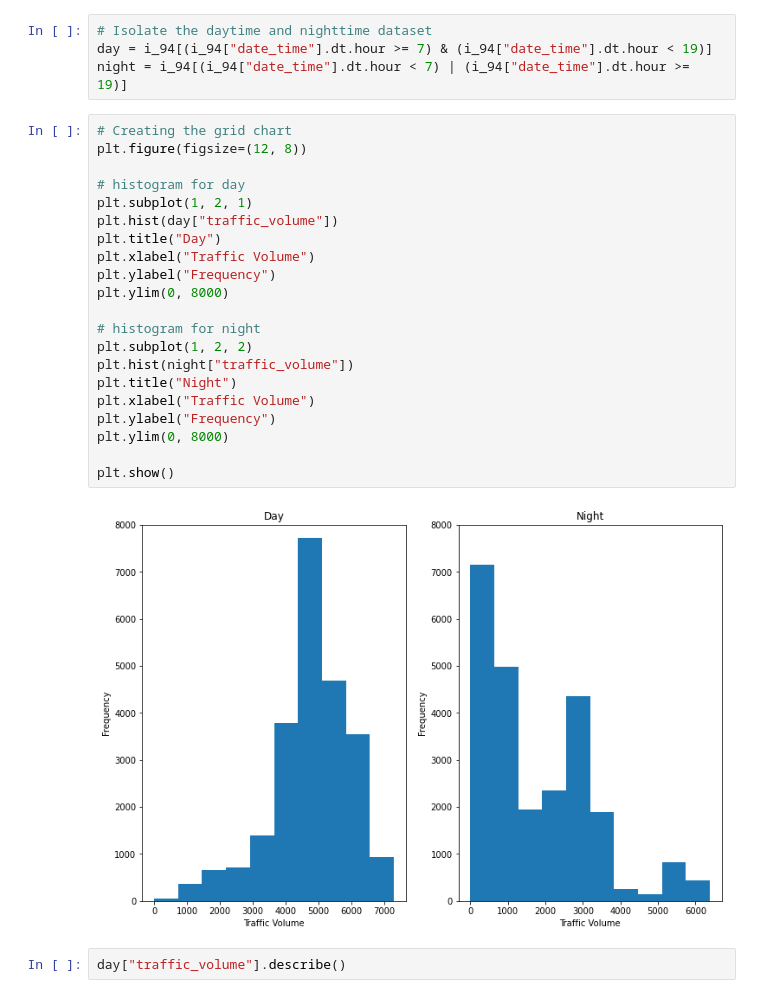
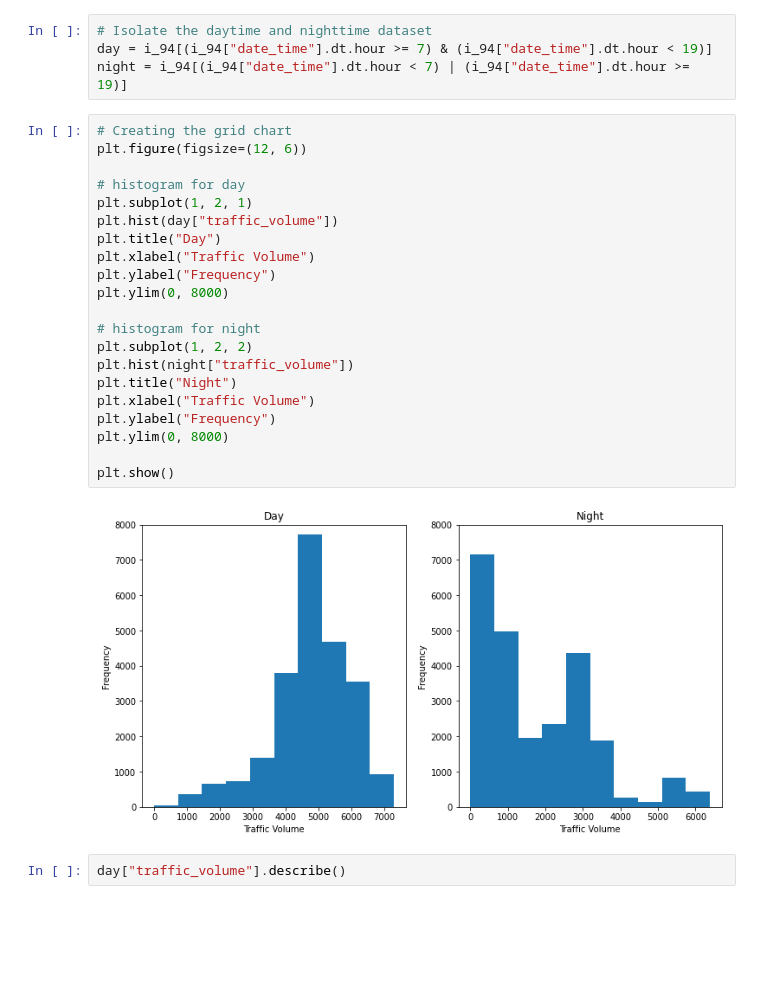
Before and after one commit to bismaanuger/Heavy-Traffic-Indicators-on-I-94, a Jupyter notebook: i_94.ipynb, the cells around one changed output. Cells and saved outputs as stored; diff of their text form; blank space fills up the shorter version.

```diff
--- a/i_94.ipynb
+++ b/i_94.ipynb
@@ -92,27 +92,27 @@ day = i_94[(i_94["date_time"].dt.hour >= 7) & (i_94["date_time"].dt.hour < 19)]
 night = i_94[(i_94["date_time"].dt.hour < 7) | (i_94["date_time"].dt.hour >= 19)]
 # %%
 # Creating the grid chart
-plt.figure(figsize=(12, 8))
+plt.figure(figsize=(12, 6))
 
 # histogram for day
 plt.subplot(1, 2, 1)
 plt.hist(day["traffic_volume"])
 plt.title("Day")
 plt.xlabel("Traffic Volume")
 plt.ylabel("Frequency")
 plt.ylim(0, 8000)
 
 # histogram for night
 plt.subplot(1, 2, 2)
 plt.hist(night["traffic_volume"])
 plt.title("Night")
 plt.xlabel("Traffic Volume")
 plt.ylabel("Frequency")
 plt.ylim(0, 8000)
 
 plt.show()
 # %% [output]
-[figure, old version]
+[figure, new version]
 # %%
 day["traffic_volume"].describe()
 # %% [output]
```
Also changed, not shown: parts of 34 cells of this notebook.
